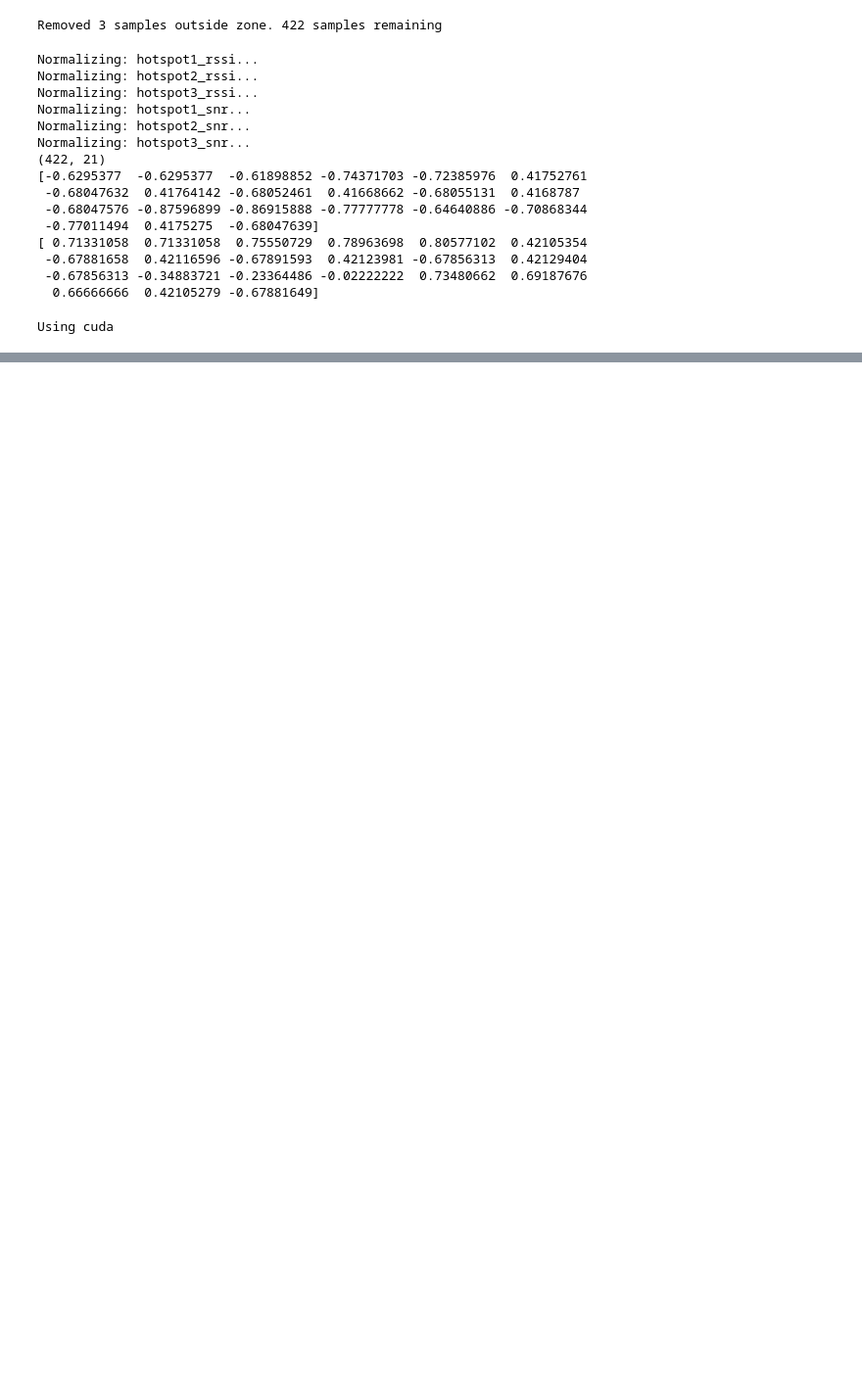
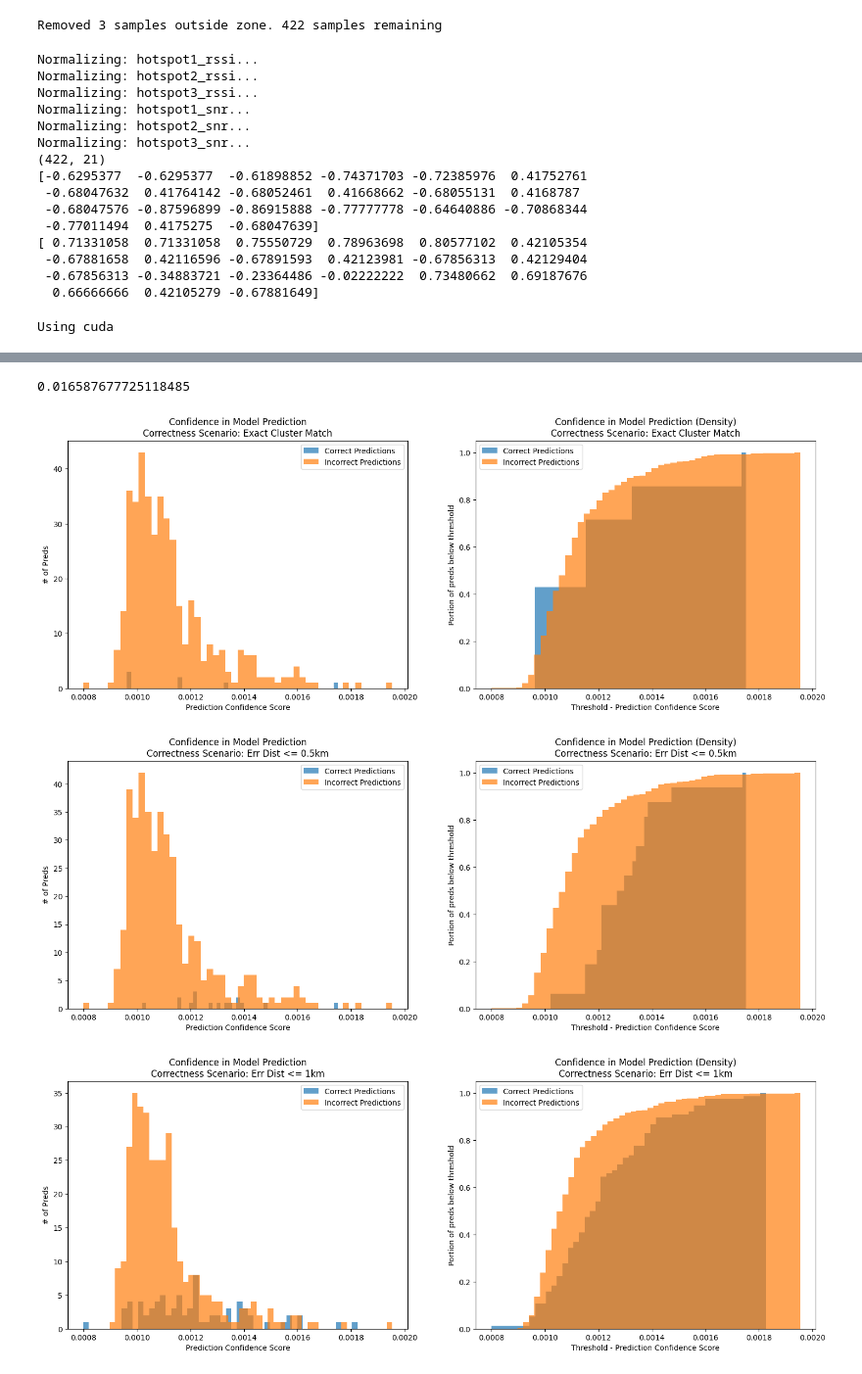
Before and after one commit to dcyoung/ml-triangulation, a Jupyter notebook: inference.ipynb, the cells around one changed output, grey strips where cells are left out. Shown: that part at 98% size. Cells and saved outputs as stored; diff of their text form; code cells hidden in the pictures; blank space fills up the shorter version.

```diff
--- a/inference.ipynb
+++ b/inference.ipynb
@@ -21,6 +21,7 @@ with open(model_dir/"metadata.json", "r") as f:
 lat_bounds = [metadata["zone"]["latitude"]["min"], metadata["zone"]["latitude"]["max"]]
 long_bounds = [metadata["zone"]["longitude"]["min"], metadata["zone"]["longitude"]["max"]]
 
+label_cols = metadata["model"]["output_features"]
 sample_cols = metadata["model"]["input_features"]
 X_TRAIN_MIN = np.asarray(metadata["model"]["input_normalization"]["input_features_min"])
 X_TRAIN_RANGE = np.asarray(metadata["model"]["input_normalization"]["input_features_range"])
@@ -59,6 +60,7 @@ for prefix in ["target", "hotspot1", "hotspot2", "hotspot3", "centroid_projected
         lat_long_deg=df[[f"{prefix}_lat", f"{prefix}_long"]].to_numpy()
     )
 # %%
+y_samples = df[label_cols].to_numpy().squeeze()
 x_samples = df[sample_cols].to_numpy()
 # Normalize all features to expected range -1:1 based on consideration of the training data alone
 for i, s in enumerate(sample_cols):
@@ -138,0 +120,53 @@ naive_tri_dist_err_km = haversine_np(
+# %%
+
+y_val_ll = df[["target_lat", "target_long"]].to_numpy()
+y_val_naive_ll = df[["naive_tri_lat", "naive_tri_long"]].to_numpy()
+
+model.eval()
+with torch.no_grad():
+    logits = model(Xsamples)
+probabilities = torch.nn.Softmax(dim=1)(logits)
+predicted_cluster_idxs = probabilities.max(dim=1)[-1].squeeze().cpu().numpy()
+scores = np.amax(probabilities.cpu().numpy(), axis=1)
+is_correct = predicted_cluster_idxs == y_samples.squeeze()
+print(sum(is_correct)/is_correct.shape[0])
+
+predicted_lat_long = df_clusters[["cluster_lat", "cluster_long"]].to_numpy()[predicted_cluster_idxs, :]
+
+dist_err_km = haversine_np(
+    predicted_lat_long,
+    y_val_ll,
+    radius=RADIUS_EARTH_KM
+)
+naive_tri_dist_err_km = haversine_np(
+    y_val_naive_ll,
+    y_val_ll,
+    radius=RADIUS_EARTH_KM
+)
+# %% [output]
+0.016587677725118485
+# %%
+n_bins = 50
+scenarios = [("Exact Cluster Match", is_correct)] + [(f"Err Dist <= {thresh_km}km", dist_err_km <= thresh_km) for thresh_km in (0.5, 1,2,3,5)]
+for scenario_name, considered_correct in scenarios:
+    fig = plt.figure(figsize=(18,6))
+    ax = fig.add_subplot(1,2,1)
+    ax.hist(scores[considered_correct], bins=n_bins, alpha=0.7, label="Correct Predictions")
+    ax.hist(scores[np.invert(considered_correct)], bins=n_bins, alpha=0.7, label="Incorrect Predictions")
+    ax.set_title(f"Confidence in Model Prediction\nCorrectness Scenario: {scenario_name}")
+    ax.set_xlabel("Prediction Confidence Score")
+    ax.set_ylabel("# of Preds")
+    ax.legend()
+
+    ax = fig.add_subplot(1,2,2)
+    ax.hist(scores[considered_correct], bins=n_bins, density=True, cumulative=True, alpha=0.7, label="Correct Predictions")
+    ax.hist(scores[np.invert(considered_correct)], bins=n_bins, density=True, cumulative=True, alpha=0.7, label="Incorrect Predictions")
+    ax.set_title(f"Confidence in Model Prediction (Density)\nCorrectness Scenario: {scenario_name}")
+    ax.set_xlabel("Threshold - Prediction Confidence Score")
+    ax.set_ylabel("Portion of preds below threshold")
+    ax.legend()
+    plt.show()
+# %% [output]
+[figure, added]
+[figure, added]
+[figure, added]
```
Also changed, not shown: parts of 5 cells of this notebook, 4 other files.
